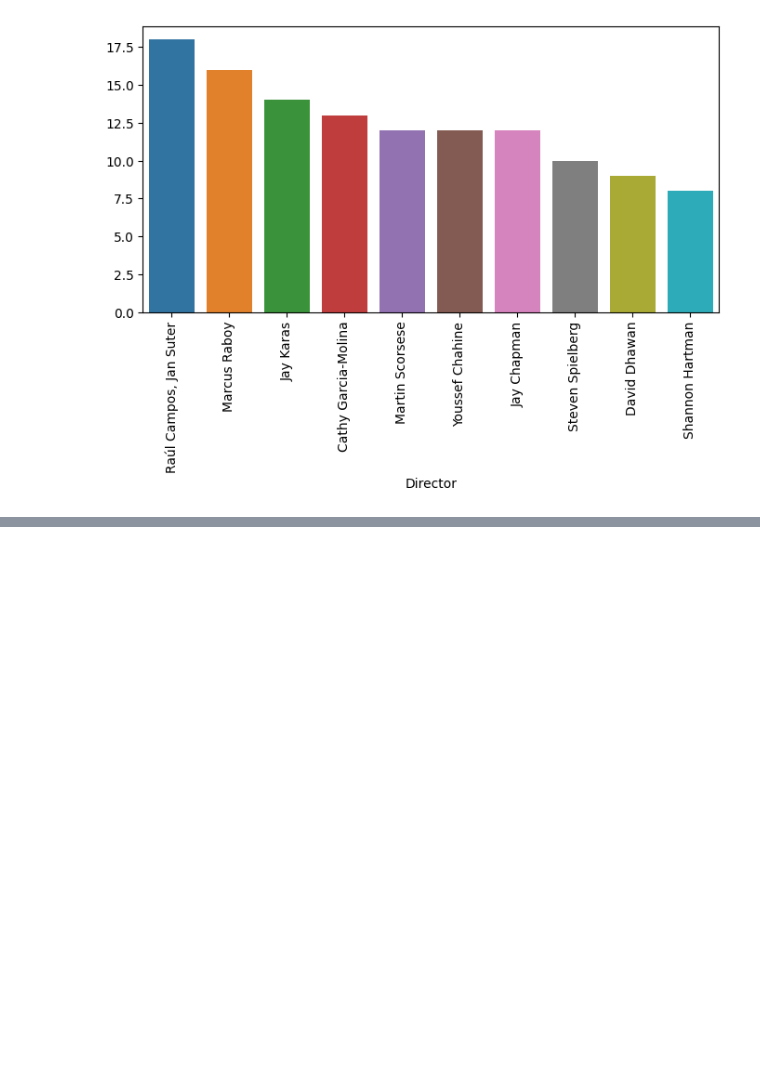
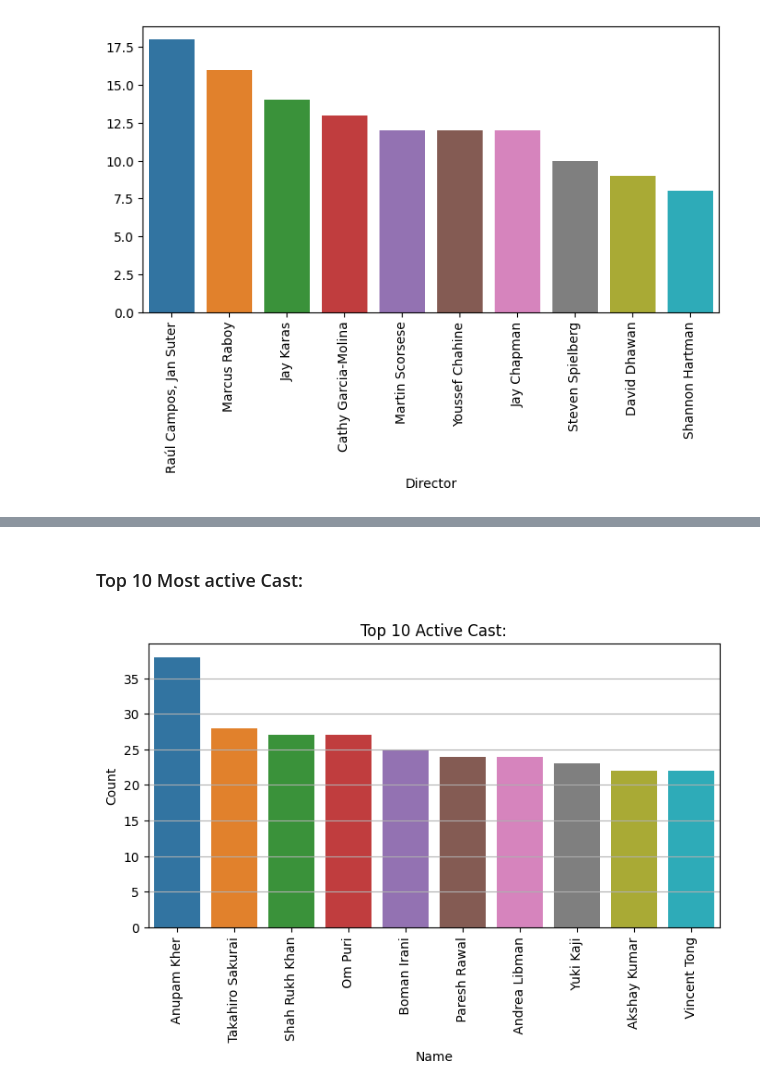
Before and after one commit to MiladAraji/Cleaning-Data-With-Pandas, a Jupyter notebook: Project.ipynb, the cells around one changed output, grey strips where cells are left out. Cells and saved outputs as stored; diff of their text form; code cells hidden in the pictures; blank space fills up the shorter version.

Commit message:
Add new chart for cast

```diff
--- a/Project.ipynb
+++ b/Project.ipynb
@@ -381,0 +379,23 @@ array([18, 16, 14, 13, 12, 12, 12, 10,  9,  8], dtype=int64)
+# %% [markdown]
+### Top 10 Most active Cast:
+# %%
+dict={}
+for casts in df['Cast']:
+    casts.strip()
+    performers=casts.split(',')
+    for performer in performers:
+        dict[performer]=dict.get(performer,0)+1
+perDF=pd.DataFrame(list(dict.items()),columns=['Name','Count'])
+sorteddf=perDF.sort_values('Count',ascending=False)[1:]
+sorteddf=sorteddf[:10]
+sorteddf
+plt.figure(figsize=(8,4))
+plt.title('Top 10 Active Cast:')
+plt.grid(True)
+sns.barplot(data=sorteddf,x='Name',y='Count')
+plt.xticks(rotation=90)
+
+
+plt.show()
+# %% [output]
+[figure, added]
```
Also changed, not shown: parts of 1 cell of this notebook.
